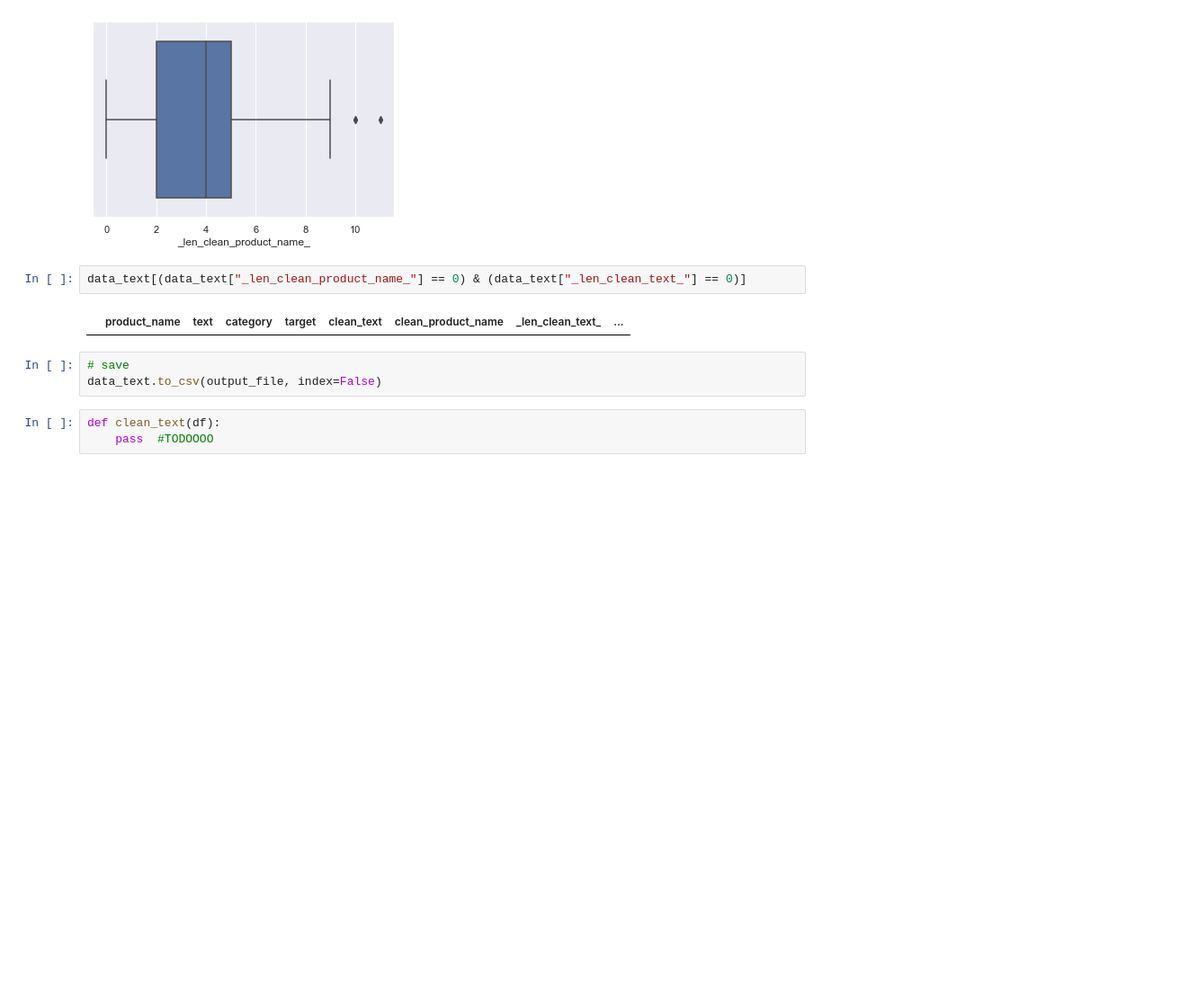
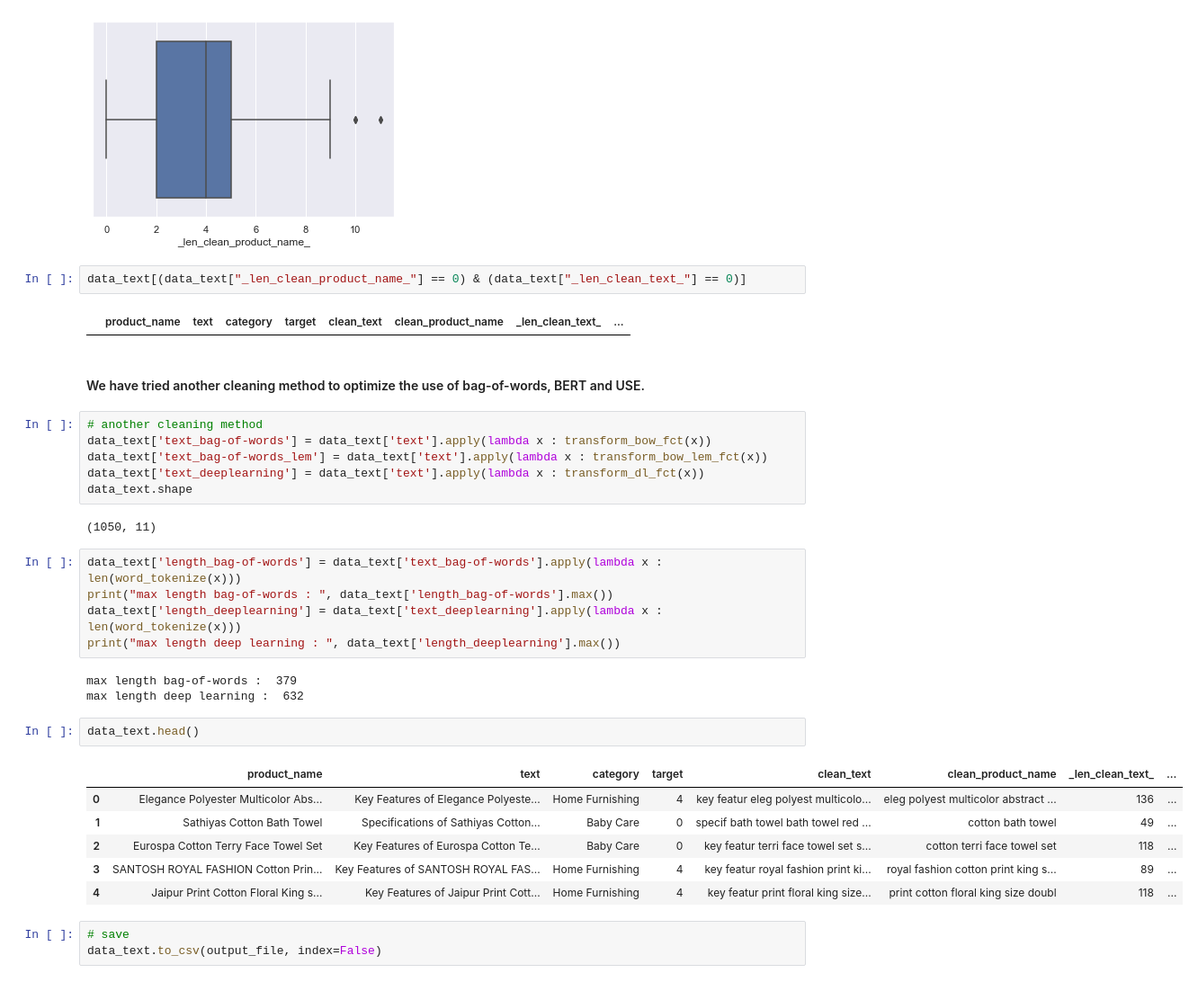
Before and after one commit to oumeima-elgharbi/P6_Data_Science_OpenClassrooms, a Jupyter notebook: P6_02_preprocess_NLP.ipynb, the cells around one changed output. Shown at 90% size. Saved outputs shown, nothing was run; the diff lists cells and outputs as text; blank space fills up the shorter version.

```diff
--- a/P6_02_preprocess_NLP.ipynb
+++ b/P6_02_preprocess_NLP.ipynb
@@ -1728,12 +1728,36 @@ sns.boxplot(data_text["_len_clean_product_name_"])
 data_text[(data_text["_len_clean_product_name_"] == 0) & (data_text["_len_clean_text_"] == 0)]
 # %% [output]
 |  | product_name | text | category | target | clean_text | clean_product_name | _len_clean_text_ | ... |
+# %% [markdown]
+#### We have tried another cleaning method to optimize the use of bag-of-words, BERT and USE.
+# %%
+# another cleaning method
+data_text['text_bag-of-words'] = data_text['text'].apply(lambda x : transform_bow_fct(x))
+data_text['text_bag-of-words_lem'] = data_text['text'].apply(lambda x : transform_bow_lem_fct(x))
+data_text['text_deeplearning'] = data_text['text'].apply(lambda x : transform_dl_fct(x))
+data_text.shape
+# %% [output]
+(1050, 11)
+# %%
+data_text['length_bag-of-words'] = data_text['text_bag-of-words'].apply(lambda x : len(word_tokenize(x)))
+print("max length bag-of-words : ", data_text['length_bag-of-words'].max())
+data_text['length_deeplearning'] = data_text['text_deeplearning'].apply(lambda x : len(word_tokenize(x)))
+print("max length deep learning : ", data_text['length_deeplearning'].max())
+# %% [output]
+max length bag-of-words :  379
+max length deep learning :  632
+# %%
+data_text.head()
+# %% [output]
+|  | product_name | text | category | target | clean_text | clean_product_name | _len_clean_text_ | ... |
+| 0 | Elegance Polyester Multicolor Abs... | Key Features of Elegance Polyeste... | Home Furnishing | 4 | key featur eleg polyest multicolo... | eleg polyest multicolor abstract ... | 136 | ... |
+| 1 | Sathiyas Cotton Bath Towel | Specifications of Sathiyas Cotton... | Baby Care | 0 | specif bath towel bath towel red ... | cotton bath towel | 49 | ... |
+| 2 | Eurospa Cotton Terry Face Towel Set | Key Features of Eurospa Cotton Te... | Baby Care | 0 | key featur terri face towel set s... | cotton terri face towel set | 118 | ... |
+| 3 | SANTOSH ROYAL FASHION Cotton Prin... | Key Features of SANTOSH ROYAL FAS... | Home Furnishing | 4 | key featur royal fashion print ki... | royal fashion cotton print king s... | 89 | ... |
+| 4 | Jaipur Print Cotton Floral King s... | Key Features of Jaipur Print Cott... | Home Furnishing | 4 | key featur print floral king size... | print cotton floral king size doubl | 118 | ... |
 # %%
 # save
 data_text.to_csv(output_file, index=False)
-# %%
-def clean_text(df):
-    pass  #TODOOOO
 # %%
 # End of notebook time
 t1 = time()
```
Also changed, not shown: parts of 50 cells of this notebook, 7 other files.
